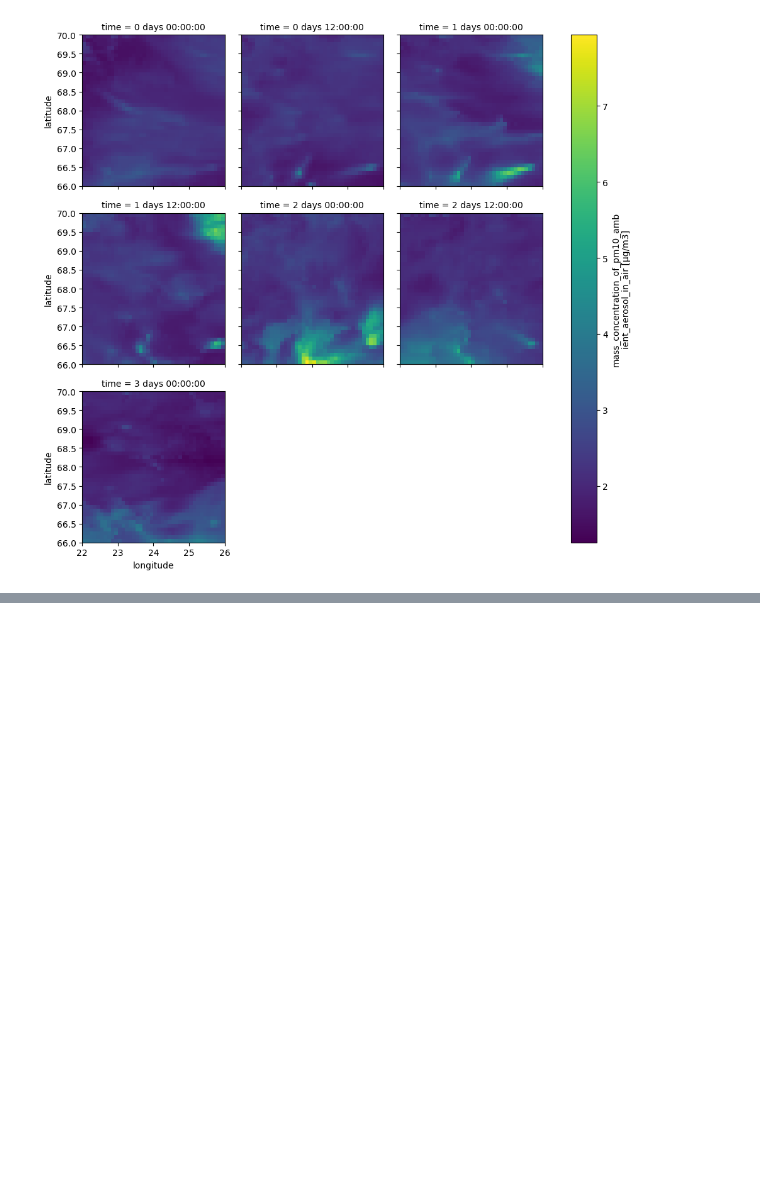
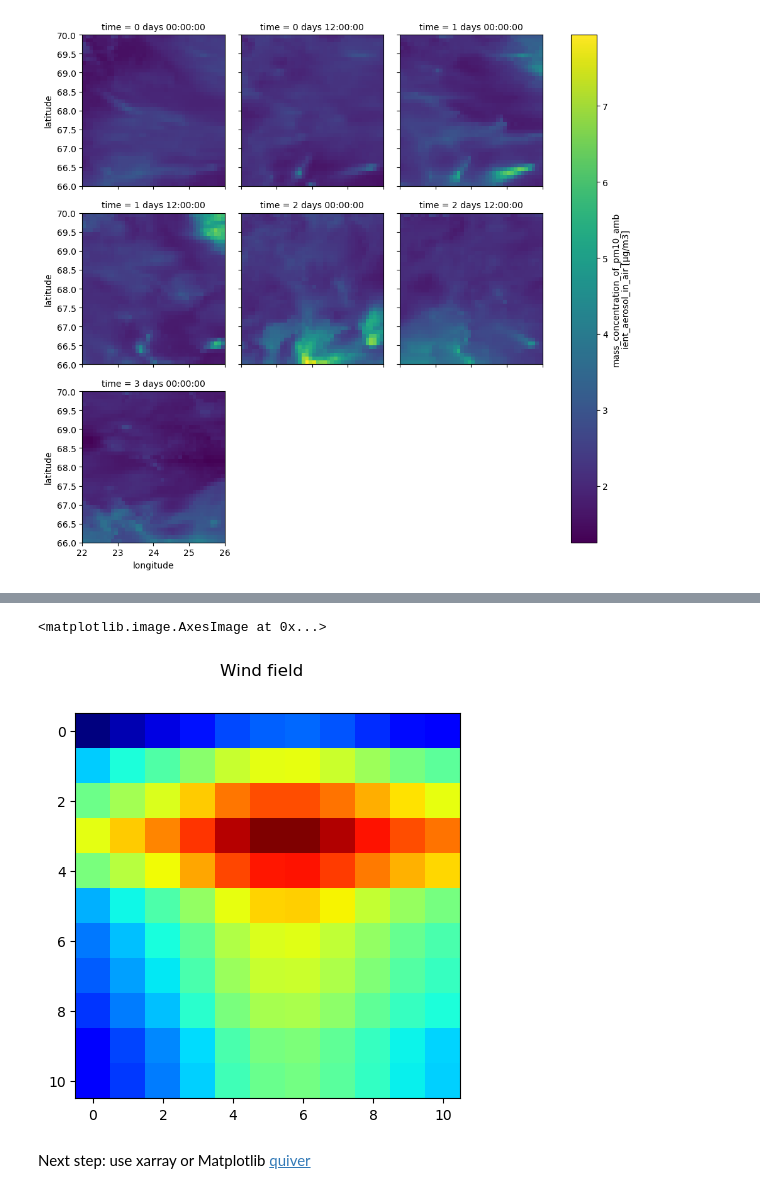
Before and after one commit to luigiselmi/climate, a Jupyter notebook: iia/arctic/cams_pm10_monitoring.ipynb, the cells around one changed output, grey strips where cells are left out. Cells and saved outputs as stored; diff of their text form; code cells hidden in the pictures; blank space fills up the shorter version.

```diff
--- a/iia/arctic/cams_pm10_monitoring.ipynb
+++ b/iia/arctic/cams_pm10_monitoring.ipynb
@@ -181,0 +222,3 @@ pm10_forecast_lev0.plot(x='longitude', y='latitude', col='time', col_wrap=3)
+# %%
+u10_area_t0 = u10.sel(time='2024-03-28T00:00:00')
+v10_area_t0 = v10.sel(time='2024-03-28T00:00:00')
@@ -181,0 +231,9 @@ pm10_forecast_lev0.plot(x='longitude', y='latitude', col='time', col_wrap=3)
+# %%
+fig, ax = plt.subplots(figsize=(5,5))
+plt.suptitle('Wind field')
+plt.imshow(w10_area_t0, cmap='jet')
+# %% [output]
+<matplotlib.image.AxesImage at 0x...>
+[figure, added]
+# %% [markdown]
+Next step: use xarray or Matplotlib [quiver](https://matplotlib.org/stable/api/_as_gen/matplotlib.pyplot.quiver.html)
```
Also changed, not shown: parts of 13 cells of this notebook.
